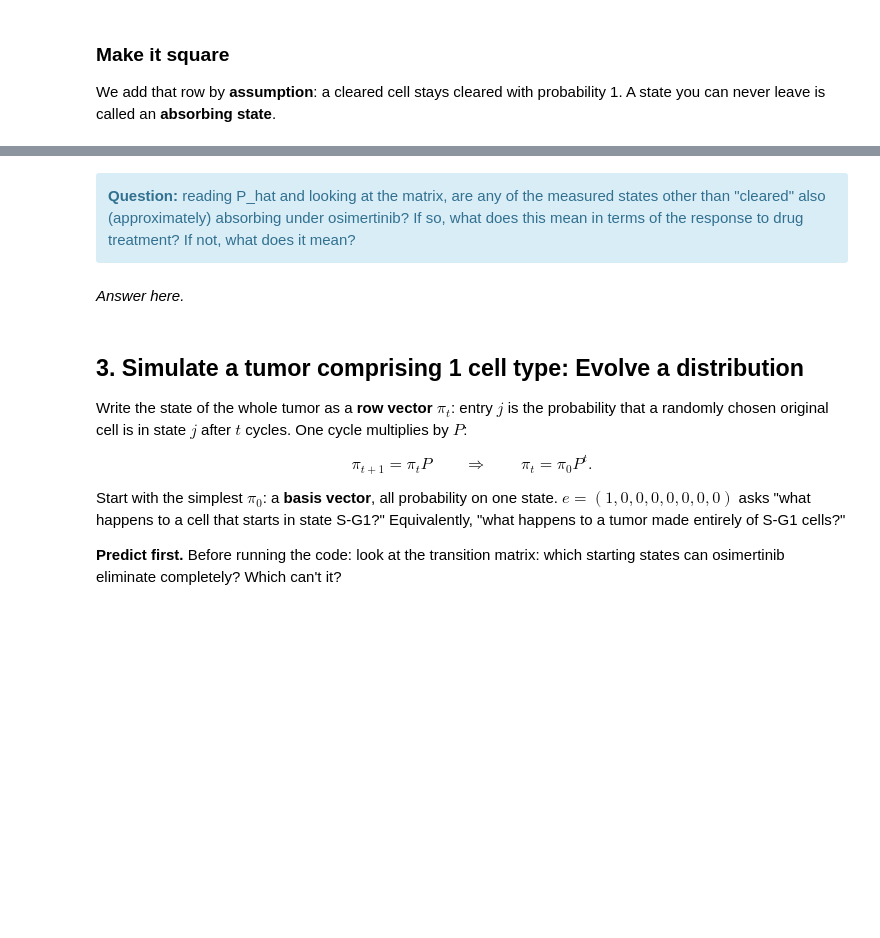
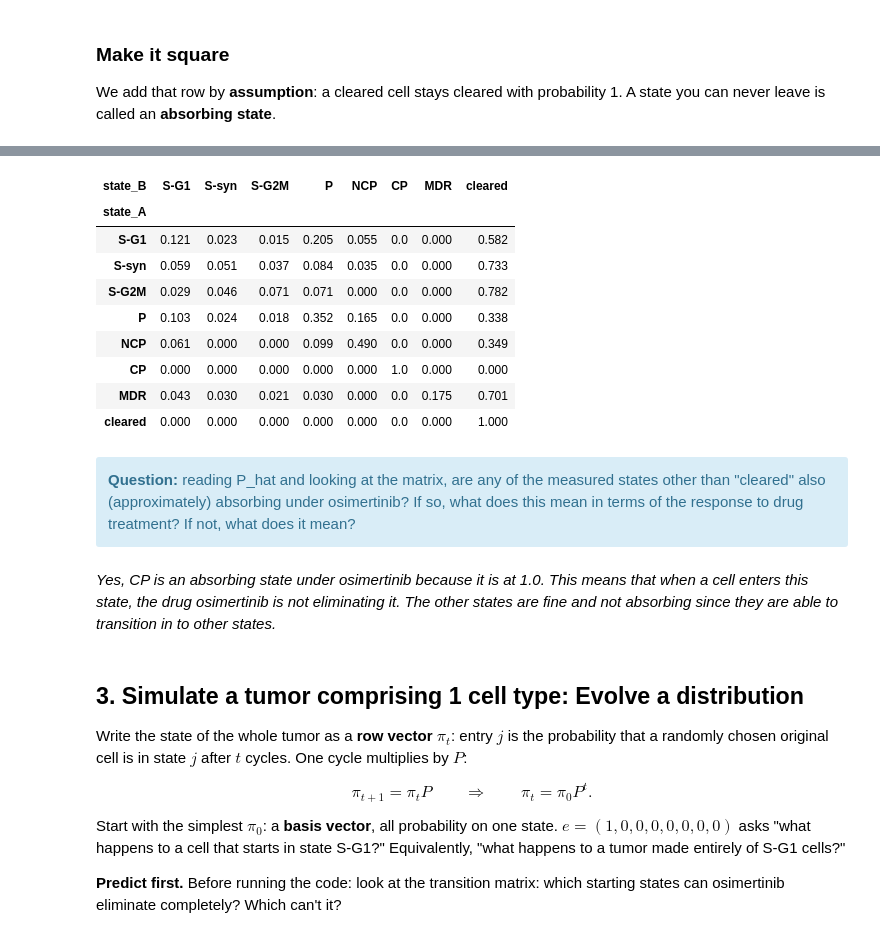
Before and after one commit to rayyan-siddiqui14/UU_F26_templates, a Jupyter notebook: Week10/thursday_lab/Lab09_markov_chain.ipynb, the cells around one changed output, grey strips where cells are left out. Cells and saved outputs as stored; diff of their text form; code cells hidden in the pictures; blank space fills up the shorter version.

```diff
--- a/Week10/thursday_lab/Lab09_markov_chain.ipynb
+++ b/Week10/thursday_lab/Lab09_markov_chain.ipynb
@@ -141,9 +180,22 @@ show_matrix(P_hat)
+# %%
+P_hat.round(3)
+# %% [output]
+| state_B | S-G1 | S-syn | S-G2M | P | NCP | CP | MDR | cleared |
+| state_A |  |  |  |  |  |  |  |  |
+| S-G1 | 0.121 | 0.023 | 0.015 | 0.205 | 0.055 | 0.0 | 0.000 | 0.582 |
+| S-syn | 0.059 | 0.051 | 0.037 | 0.084 | 0.035 | 0.0 | 0.000 | 0.733 |
+| S-G2M | 0.029 | 0.046 | 0.071 | 0.071 | 0.000 | 0.0 | 0.000 | 0.782 |
+| P | 0.103 | 0.024 | 0.018 | 0.352 | 0.165 | 0.0 | 0.000 | 0.338 |
+| NCP | 0.061 | 0.000 | 0.000 | 0.099 | 0.490 | 0.0 | 0.000 | 0.349 |
+| CP | 0.000 | 0.000 | 0.000 | 0.000 | 0.000 | 1.0 | 0.000 | 0.000 |
+| MDR | 0.043 | 0.030 | 0.021 | 0.030 | 0.000 | 0.0 | 0.175 | 0.701 |
+| cleared | 0.000 | 0.000 | 0.000 | 0.000 | 0.000 | 0.0 | 0.000 | 1.000 |
 # %% [markdown]
 <div class='alert alert-info'>
 <b>Question:</b> reading P_hat and looking at the matrix, are any of the measured states other than "cleared" also (approximately) absorbing under osimertinib? If so, what does this mean in terms of the response to drug treatment? If not, what does it mean?
 </div>
 # %% [markdown]
-*Answer here.*
+*Yes, CP is an absorbing state under osimertinib because it is at 1.0. This means that when a cell enters this state, the drug osimertinib is not eliminating it. The other states are fine and not absorbing since they are able to transition in to other states.*
 # %% [markdown]
 ## 3. Simulate a tumor comprising 1 cell type: Evolve a distribution
 
```
Also changed, not shown: parts of 26 cells of this notebook, 1 other file.
